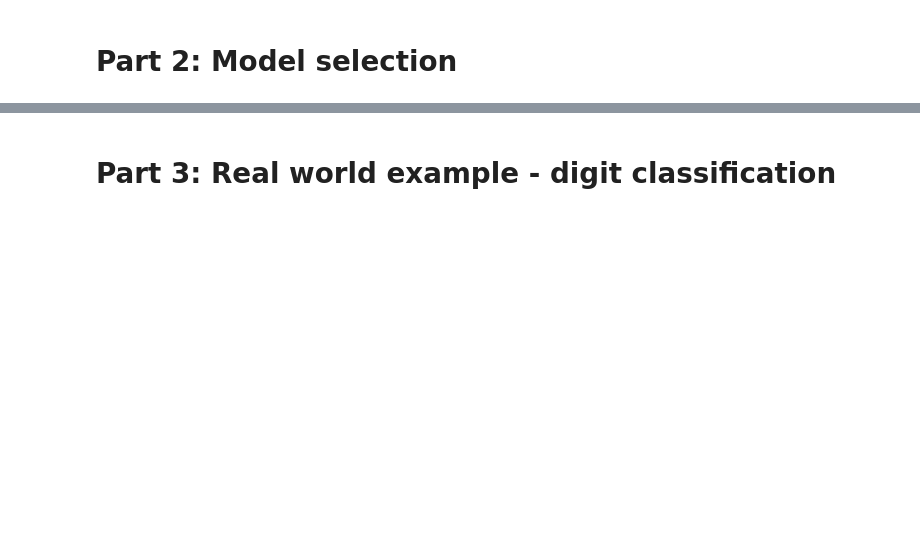
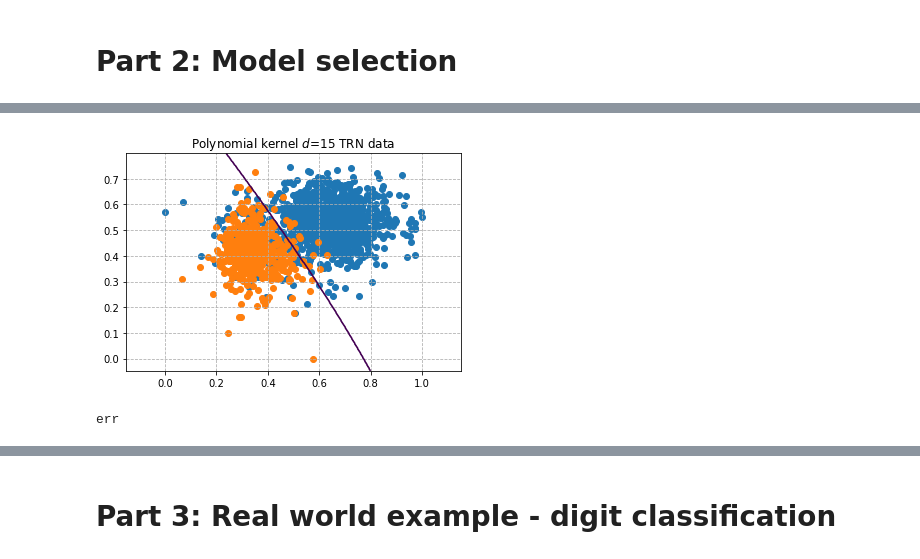
Before and after one commit to matouspelikan/rpzCTU, a Jupyter notebook: assignment_svm2_template/svm2.ipynb, the cells around one changed output, grey strips where cells are left out. Saved outputs shown, nothing was run; the diff lists cells and outputs as text; code cells hidden in the pictures; blank space fills up the shorter version.

```diff
--- a/assignment_svm2_template/svm2.ipynb
+++ b/assignment_svm2_template/svm2.ipynb
@@ -139,13 +163,15 @@ print('best params: C={}, d={}'.format(best_params[0], best_params[1]))
 # %%
 C = best_params[0]
 d = best_params[1]
 
 options = {'verb': False, 'tmax': float('inf'),
            'kernel': 'polynomial', 'd': d}
 model = my_kernel_svm(X_trn, y_trn, C, options)
-plot_pts(X_trn, y_trn)
+plot_points(X_trn, y_trn)
 plt.axis('equal')
 plt.grid(linestyle='--')
 plt.title('Polynomial kernel $d$={} TRN data'.format(d))
 plot_boundary(plt.gca(), model)
+# %% [output]
+[figure, added]
 # %%
@@ -159 +182,7 @@ print(test_err)
+# %%
+classif = classif_kernel_svm(X_tst, model)
+err = np.mean(classif != y_tst)
+print('err')
+# %% [output]
+err
 # %%
```
Also changed, not shown: parts of 26 cells of this notebook, 6 other files.
